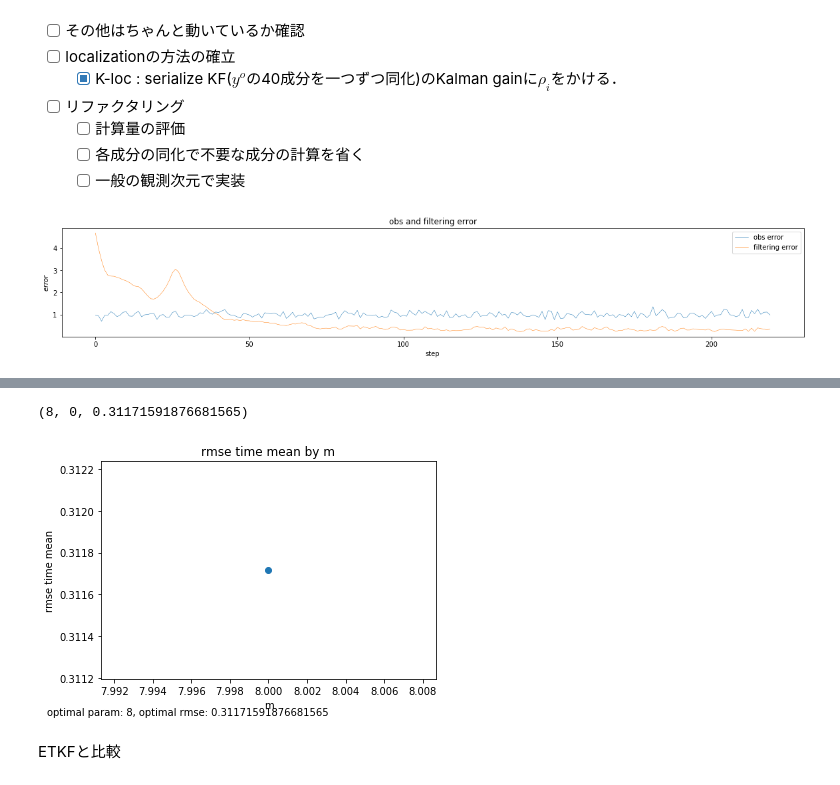
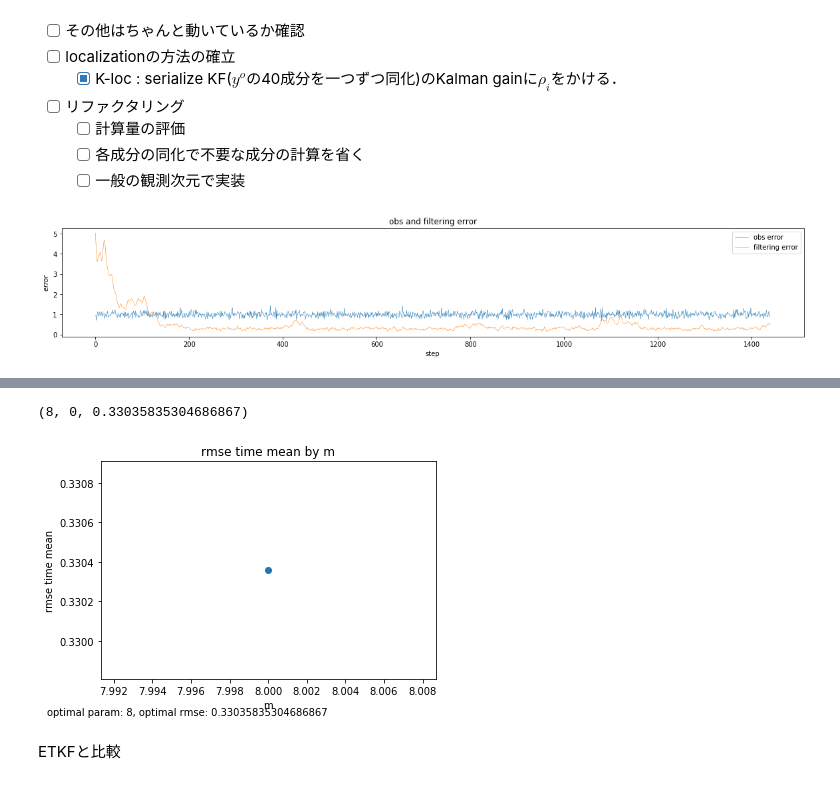
Before and after one commit to KotaTakeda/rccs_online_school, a Jupyter notebook: work_letkf.ipynb, the cells around one changed output, grey strips where cells are left out. Saved outputs shown, nothing was run; the diff lists cells and outputs as text; code cells hidden in the pictures.

Commit message:
letkfパラメータ推定詳細

```diff
--- a/work_letkf.ipynb
+++ b/work_letkf.ipynb
@@ -169,8 +169,8 @@ class LETKF:
     def _restrict_observation(self, i, dy):
             r = zeros(40)
             r[i] = 1
-            # r[(i+1)%40]=1; r[(i-1)%40]=1
-            # r[(i+2)%40]=1; r[(i-2)%40]=1
+            r[(i+1)%40]=1; r[(i-1)%40]=1
+            r[(i+2)%40]=1; r[(i-2)%40]=1
             return r*dy
 
     def _rho(self, i):
@@ -182,11 +182,11 @@ class LETKF:
 # %%
 %%time
 m = 8
-alpha = 1.8
-sigma = 2
-letkf = LETKF(M, H, Q, R, y[:220], x_0, P_0, m=m, alpha=alpha, sigma=sigma)
+alpha = 1.22
+sigma = 2.5
+letkf = LETKF(M, H, Q, R, y, x_0, P_0, m=m, alpha=alpha, sigma=sigma)
 letkf.forward_estimation()
 plot_error_KF(true, y, [letkf.x], trPs=[])
 estimate_error_with_params(true, [letkf.x], [m], 'm')
 # %% [output]
-[figure, old version]
+[figure, new version]
@@ -195,5 +195,5 @@ Wall time: 6.07 s
-(8, 0, 0.31171591876681565)
+(8, 0, 0.33035835304686867)
-[figure, old version]
+[figure, new version]
 # %% [markdown]
 ETKFと比較
 # %% [markdown]
```
Also changed, not shown: parts of 5 cells of this notebook, 1 other file.
